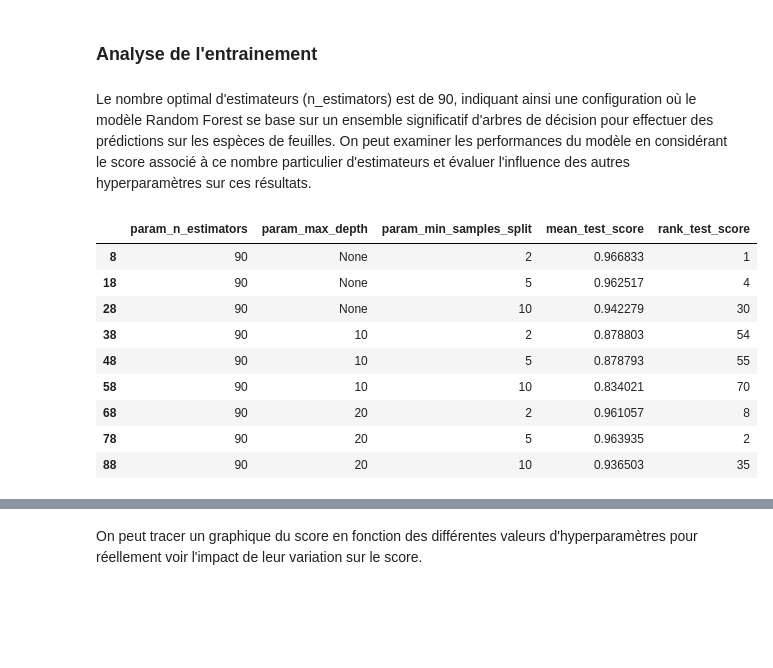
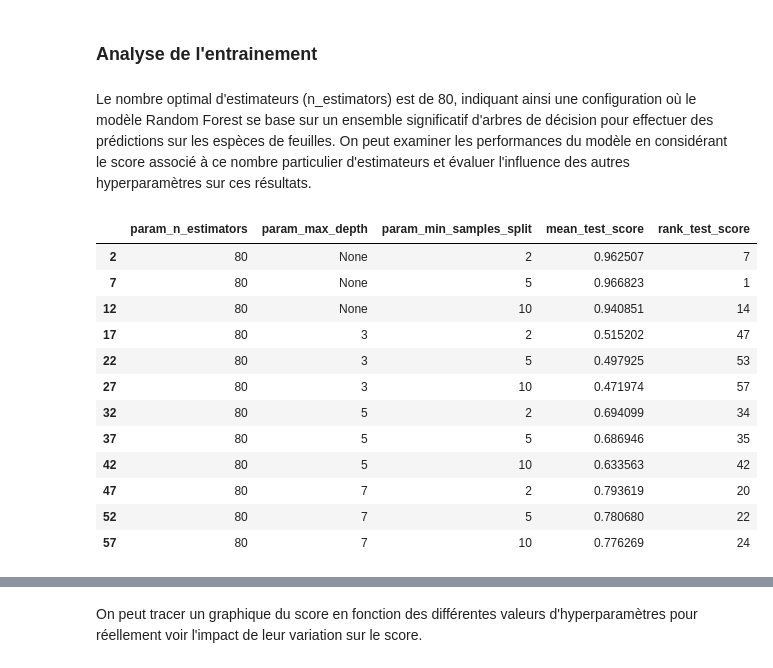
Before and after one commit to Chique80/IFT712-Projet, a Jupyter notebook: Random Forest.ipynb, the cells around one changed output, grey strips where cells are left out. Cells and saved outputs as stored; diff of their text form; code cells hidden in the pictures; blank space fills up the shorter version.

```diff
--- a/Random Forest.ipynb
+++ b/Random Forest.ipynb
@@ -39,10 +49,10 @@ On utilise une validation croisée à 5 plis. On utilise un nombre de plis assez
 # %%
 hyperparameters_rf = {
-    'n_estimators': range(10, 101, 10),
-    'max_depth': [None, 10, 20],
+    'n_estimators': range(60, 101, 10),
+    'max_depth': [None, 3, 5, 7],
     'min_samples_split': [2, 5, 10],
 }
 
-grid_rf, results_rf = DM.train_model(RandomForestClassifier(), hyperparameters_rf, dataset)
-print('Best:', grid_rf.best_params_)
+grid, results = DM.train_model(RandomForestClassifier(), hyperparameters_rf, dataset)
+print('Best:', grid.best_params_, 'with score {:.3}'.format(grid.best_score_))
 # %% [output]
@@ -51,18 +103,21 @@ Best: {'max_depth': None, 'min_samples_split': 2, 'n_estimators': 90}
 # %% [markdown]
 ### Analyse de l'entrainement
 # %% [markdown]
-Le nombre optimal d'estimateurs (n_estimators) est de 90, indiquant ainsi une configuration où le modèle Random Forest se base sur un ensemble significatif d'arbres de décision pour effectuer des prédictions sur les espèces de feuilles. On peut examiner les performances du modèle en considérant le score associé à ce nombre particulier d'estimateurs et évaluer l'influence des autres hyperparamètres sur ces résultats.
+Le nombre optimal d'estimateurs (n_estimators) est de 80, indiquant ainsi une configuration où le modèle Random Forest se base sur un ensemble significatif d'arbres de décision pour effectuer des prédictions sur les espèces de feuilles. On peut examiner les performances du modèle en considérant le score associé à ce nombre particulier d'estimateurs et évaluer l'influence des autres hyperparamètres sur ces résultats.
 # %%
-results_rf[results_rf.param_n_estimators == grid_rf.best_params_['n_estimators']]
+results[results.param_n_estimators == grid.best_params_['n_estimators']]
 # %% [output]
 |  | param_n_estimators | param_max_depth | param_min_samples_split | mean_test_score | rank_test_score |
-| 8 | 90 | None | 2 | 0.966833 | 1 |
-| 18 | 90 | None | 5 | 0.962517 | 4 |
-| 28 | 90 | None | 10 | 0.942279 | 30 |
-| 38 | 90 | 10 | 2 | 0.878803 | 54 |
-| 48 | 90 | 10 | 5 | 0.878793 | 55 |
-| 58 | 90 | 10 | 10 | 0.834021 | 70 |
-| 68 | 90 | 20 | 2 | 0.961057 | 8 |
-| 78 | 90 | 20 | 5 | 0.963935 | 2 |
-| 88 | 90 | 20 | 10 | 0.936503 | 35 |
+| 2 | 80 | None | 2 | 0.962507 | 7 |
+| 7 | 80 | None | 5 | 0.966823 | 1 |
+| 12 | 80 | None | 10 | 0.940851 | 14 |
+| 17 | 80 | 3 | 2 | 0.515202 | 47 |
+| 22 | 80 | 3 | 5 | 0.497925 | 53 |
+| 27 | 80 | 3 | 10 | 0.471974 | 57 |
+| 32 | 80 | 5 | 2 | 0.694099 | 34 |
+| 37 | 80 | 5 | 5 | 0.686946 | 35 |
+| 42 | 80 | 5 | 10 | 0.633563 | 42 |
+| 47 | 80 | 7 | 2 | 0.793619 | 20 |
+| 52 | 80 | 7 | 5 | 0.780680 | 22 |
+| 57 | 80 | 7 | 10 | 0.776269 | 24 |
 # %% [markdown]
```
Also changed, not shown: parts of 16 cells of this notebook.
